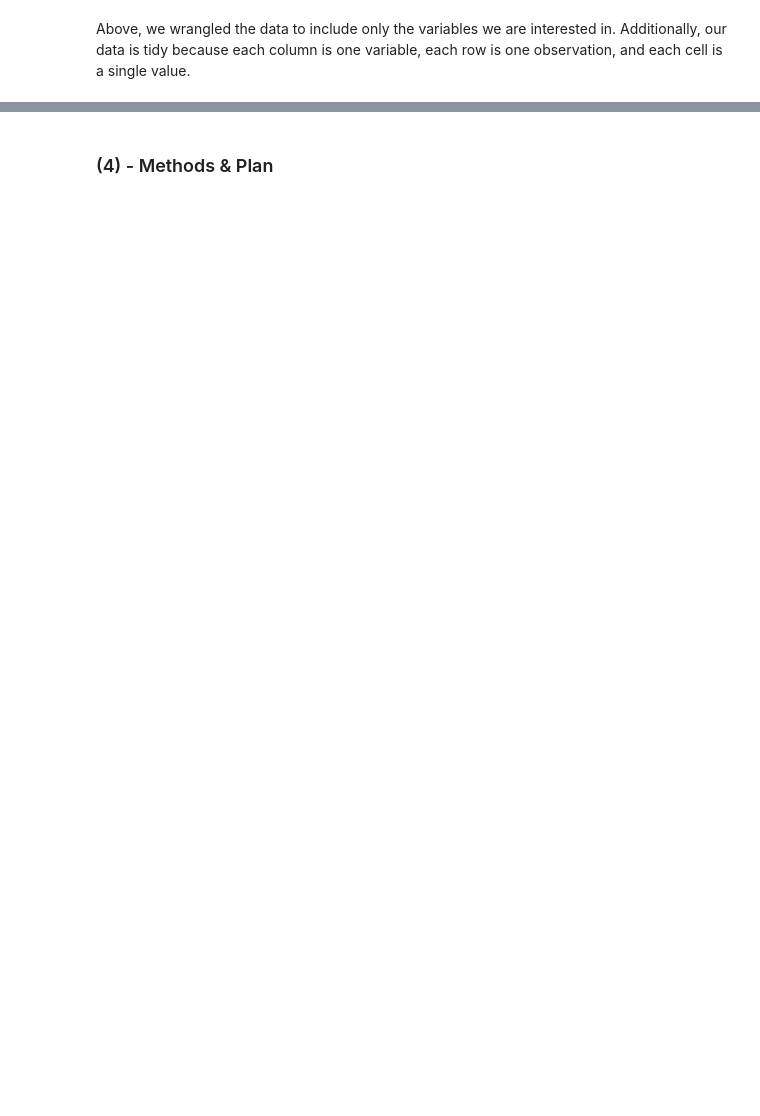
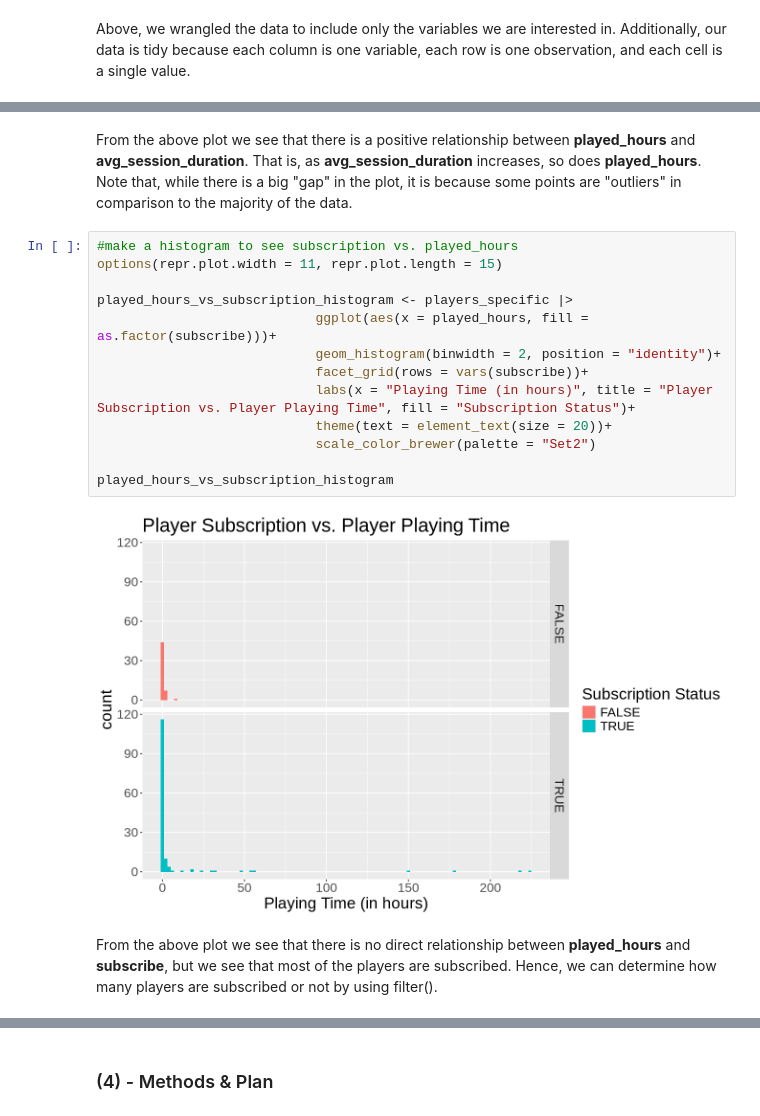
Before and after one commit to Iman-Soliman/Data-Science-100-Group-Project-Individual-, a Jupyter notebook: Individual Report.ipynb, the cells around one changed output, grey strips where cells are left out. Saved outputs shown, nothing was run; the diff lists cells and outputs as text; blank space fills up the shorter version.

```diff
--- a/Individual Report.ipynb
+++ b/Individual Report.ipynb
@@ -237,0 +217,19 @@ In the above scater plot, we see that most players play between 0-2 hours, and a
+# %% [markdown]
+From the above plot we see that there is a positive relationship between **played_hours** and **avg_session_duration**. That is, as **avg_session_duration** increases, so does **played_hours**. Note that, while there is a big "gap" in the plot, it is because some points are "outliers" in comparison to the majority of the data.
+# %%
+#make a histogram to see subscription vs. played_hours
+options(repr.plot.width = 11, repr.plot.length = 15)
+
+played_hours_vs_subscription_histogram <- players_specific |>
+                            ggplot(aes(x = played_hours, fill = as.factor(subscribe)))+
+                            geom_histogram(binwidth = 2, position = "identity")+
+                            facet_grid(rows = vars(subscribe))+
+                            labs(x = "Playing Time (in hours)", title = "Player Subscription vs. Player Playing Time", fill = "Subscription Status")+
+                            theme(text = element_text(size = 20))+
+                            scale_color_brewer(palette = "Set2")
+
+played_hours_vs_subscription_histogram
+# %% [output]
+[figure, added]
+# %% [markdown]
+From the above plot we see that there is no direct relationship between **played_hours** and **subscribe**, but we see that most of the players are subscribed. Hence, we can determine how many players are subscribed or not by using filter().
```
Also changed, not shown: parts of 34 cells of this notebook.
